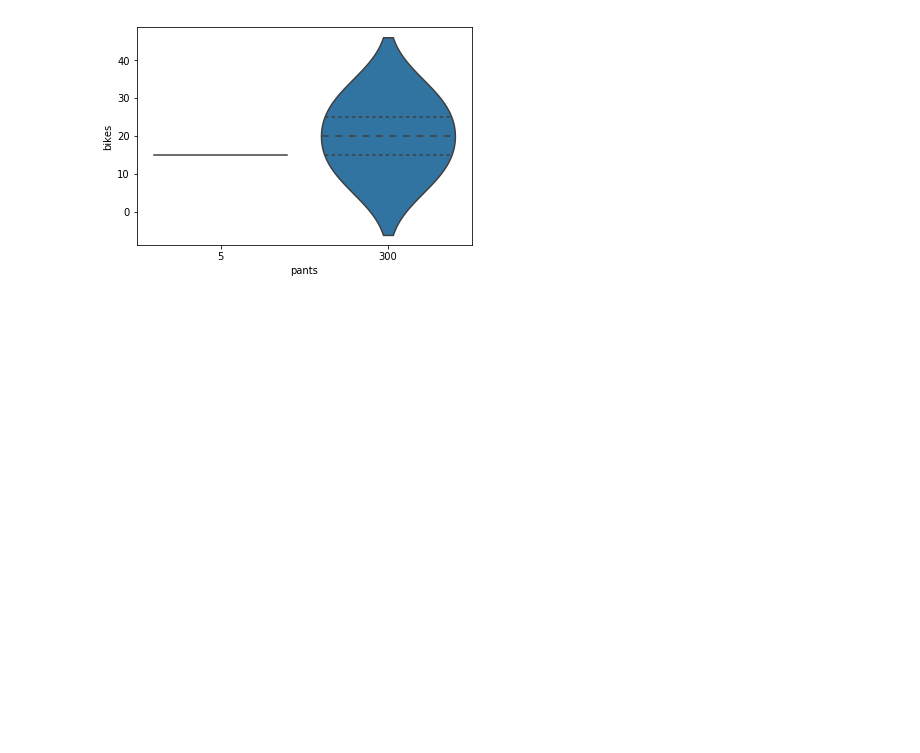
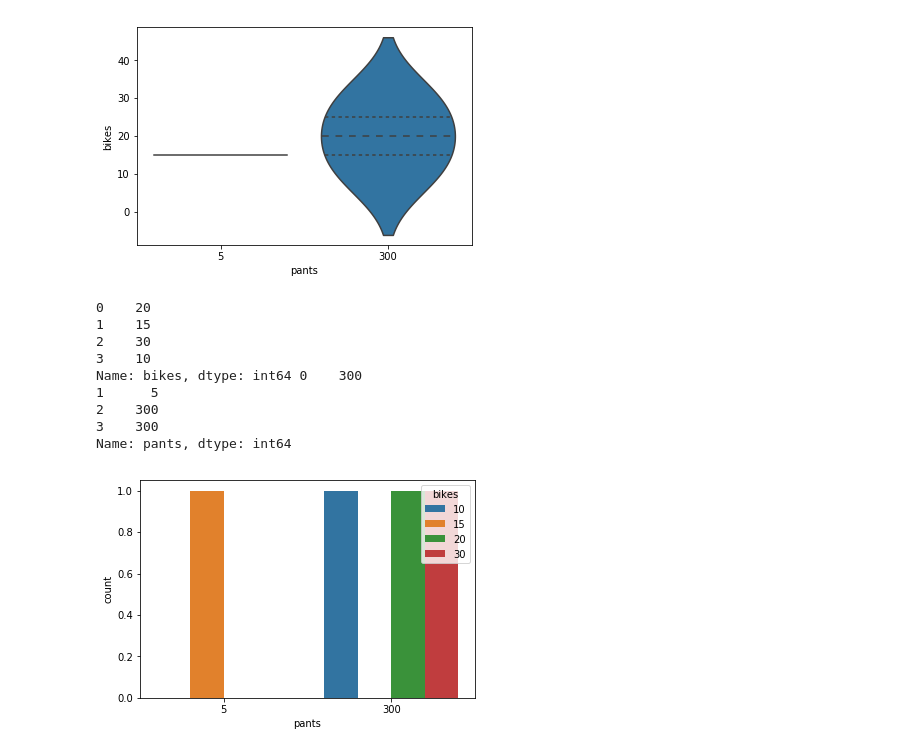
Before and after one commit to ezhilvendhan/tut-notebooks, a Jupyter notebook: *py/2. Matplotlib.ipynb, the cells around one changed output. Saved outputs shown, nothing was run; the diff lists cells and outputs as text; code cells hidden in the pictures; blank space fills up the shorter version.

```diff
--- a/*py/2. Matplotlib.ipynb
+++ b/*py/2. Matplotlib.ipynb
@@ -267,3 +264,17 @@ sb.violinplot(data = df, x = 'pants', y = 'bikes', color = base_color,
 # %% [output]
 <matplotlib.axes._subplots.AxesSubplot at 0x...>
 [figure]
+# %%
+print(df['bikes'], df['pants'])
+ax = sb.countplot(data = df, x = 'pants', hue = 'bikes');
+# %% [output]
+0    20
+1    15
+2    30
+3    10
+Name: bikes, dtype: int64 0    300
+1      5
+2    300
+3    300
+Name: pants, dtype: int64
+[figure, added]
```
Also changed, not shown: parts of 14 cells of this notebook, 1 other file.
